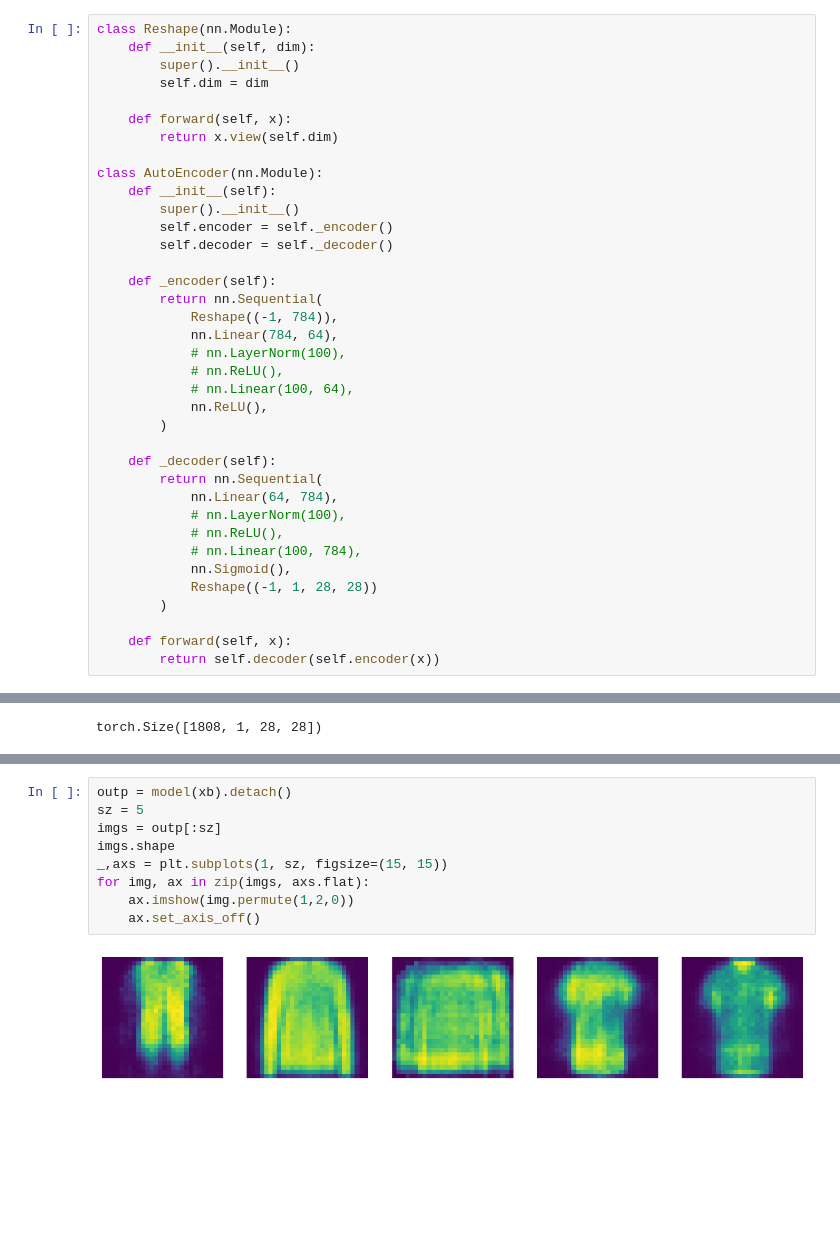
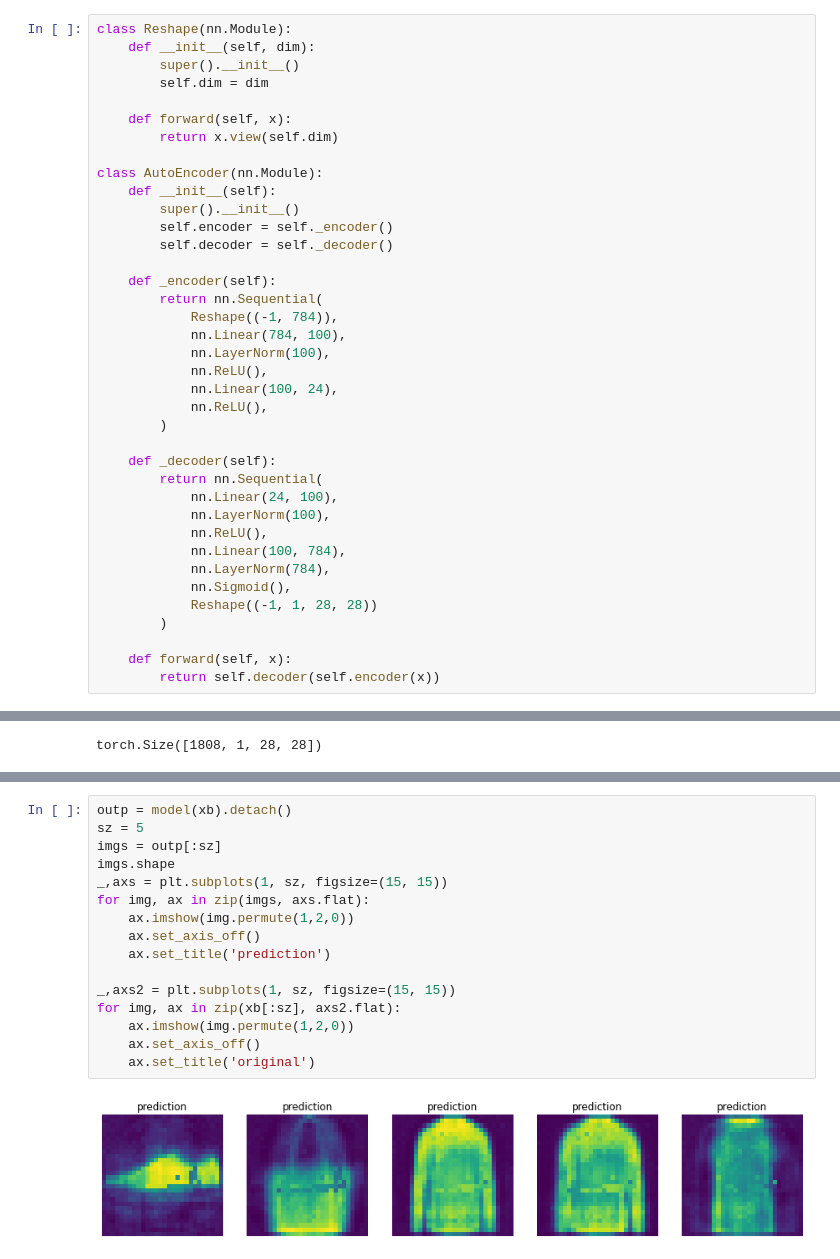
Before and after one commit to arun477/variational_autoencoder, a Jupyter notebook: vae.ipynb, the cells around one changed output, grey strips where cells are left out. Cells and saved outputs as stored; diff of their text form; blank space fills up the shorter version.

```diff
--- a/vae.ipynb
+++ b/vae.ipynb
@@ -139,19 +139,20 @@ class AutoEncoder(nn.Module):
     def _encoder(self):
         return nn.Sequential(
             Reshape((-1, 784)),
-            nn.Linear(784, 64),
-            # nn.LayerNorm(100),
-            # nn.ReLU(),
-            # nn.Linear(100, 64),
+            nn.Linear(784, 100),
+            nn.LayerNorm(100),
+            nn.ReLU(),
+            nn.Linear(100, 24),
             nn.ReLU(),
         )
 
     def _decoder(self):
         return nn.Sequential(
-            nn.Linear(64, 784),
-            # nn.LayerNorm(100),
-            # nn.ReLU(),
-            # nn.Linear(100, 784),
+            nn.Linear(24, 100),
+            nn.LayerNorm(100),
+            nn.ReLU(),
+            nn.Linear(100, 784),
+            nn.LayerNorm(784),
             nn.Sigmoid(),
             Reshape((-1, 1, 28, 28))
         )
@@ -196,11 +211,18 @@ train: eval, epoch:3, loss: 0.0346
 # %%
 outp = model(xb).detach()
 sz = 5
 imgs = outp[:sz]
 imgs.shape
 _,axs = plt.subplots(1, sz, figsize=(15, 15))
 for img, ax in zip(imgs, axs.flat):
     ax.imshow(img.permute(1,2,0))
     ax.set_axis_off()
+    ax.set_title('prediction')
+
+_,axs2 = plt.subplots(1, sz, figsize=(15, 15))
+for img, ax in zip(xb[:sz], axs2.flat):
+    ax.imshow(img.permute(1,2,0))
+    ax.set_axis_off()
+    ax.set_title('original')
 # %% [output]
-[figure, old version]
+[figure, new version]
```
Also changed, not shown: parts of 2 cells of this notebook.
